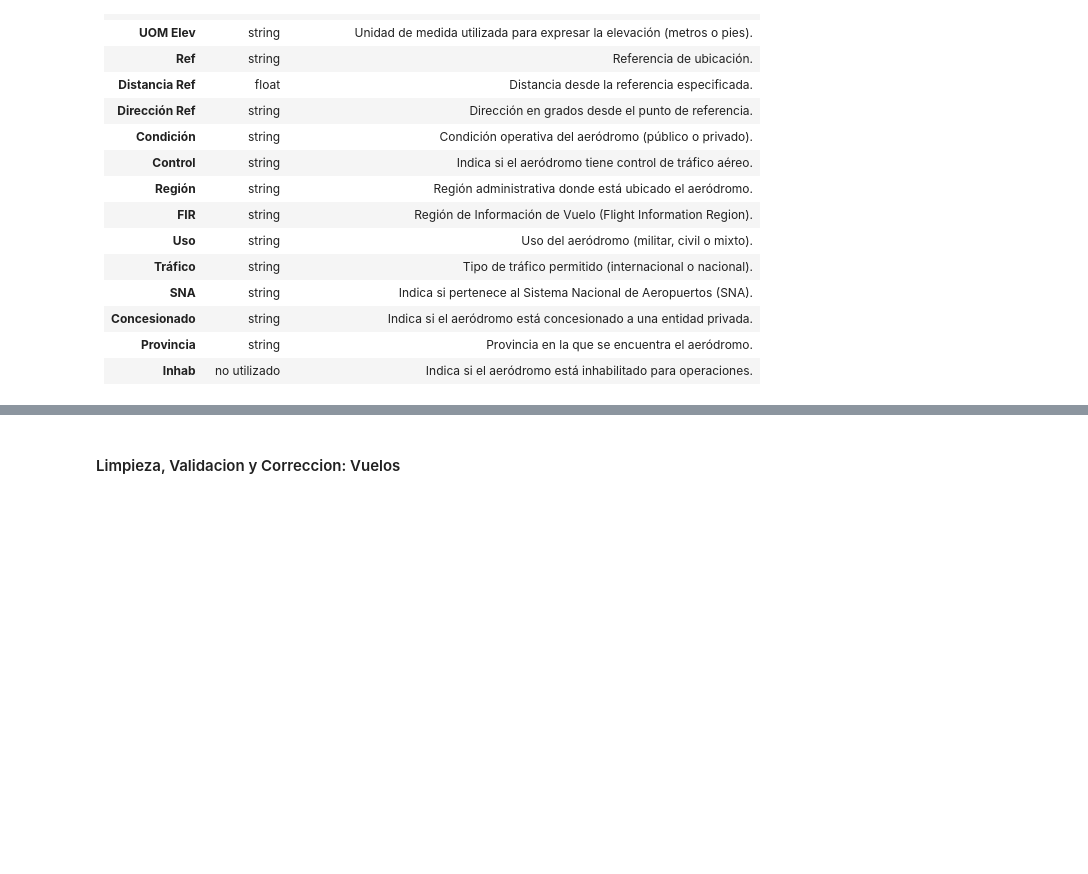
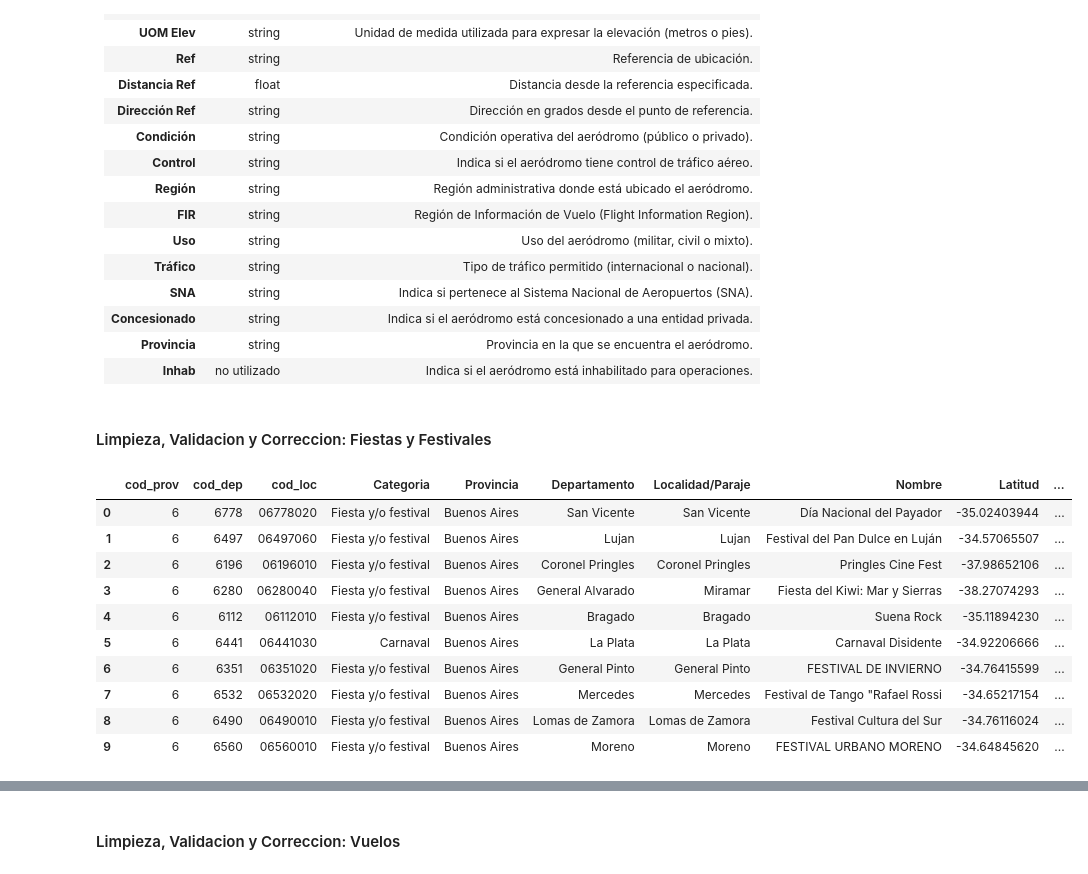
Before and after one commit to federicorey/ciencia_datos_uade, a Jupyter notebook: Aviacion_Civil.ipynb, the cells around one changed output, grey strips where cells are left out. Drawn from its saved outputs; the diff is of its cells as text; code cells hidden in the pictures; blank space fills up the shorter version.

Commit message:
se agregan festivales

```diff
--- a/Aviacion_Civil.ipynb
+++ b/Aviacion_Civil.ipynb
@@ -88,3 +100,20 @@ from datetime import datetime
 # %%
 # Configurar pandas para mostrar todas las columnas
 pd.set_option('display.max_columns', None)
+# %% [markdown]
+#### Limpieza, Validacion y Correccion: Fiestas y Festivales
+# %%
+df_fiestas = pd.read_csv("/content/fiestas_y_festivales.csv", sep=',')
+df_fiestas.head(10)
+# %% [output]
+|  | cod_prov | cod_dep | cod_loc | Categoria | Provincia | Departamento | Localidad/Paraje | Nombre | Latitud | ... |
+| 0 | 6 | 6778 | 06778020 | Fiesta y/o festival | Buenos Aires | San Vicente | San Vicente | Día Nacional del Payador | -35.02403944 | ... |
+| 1 | 6 | 6497 | 06497060 | Fiesta y/o festival | Buenos Aires | Lujan | Lujan | Festival del Pan Dulce en Luján | -34.57065507 | ... |
+| 2 | 6 | 6196 | 06196010 | Fiesta y/o festival | Buenos Aires | Coronel Pringles | Coronel Pringles | Pringles Cine Fest | -37.98652106 | ... |
+| 3 | 6 | 6280 | 06280040 | Fiesta y/o festival | Buenos Aires | General Alvarado | Miramar | Fiesta del Kiwi: Mar y Sierras | -38.27074293 | ... |
+| 4 | 6 | 6112 | 06112010 | Fiesta y/o festival | Buenos Aires | Bragado | Bragado | Suena Rock | -35.11894230 | ... |
+| 5 | 6 | 6441 | 06441030 | Carnaval | Buenos Aires | La Plata | La Plata | Carnaval Disidente | -34.92206666 | ... |
+| 6 | 6 | 6351 | 06351020 | Fiesta y/o festival | Buenos Aires | General Pinto | General Pinto | FESTIVAL DE INVIERNO | -34.76415599 | ... |
+| 7 | 6 | 6532 | 06532020 | Fiesta y/o festival | Buenos Aires | Mercedes | Mercedes | Festival de Tango "Rafael Rossi | -34.65217154 | ... |
+| 8 | 6 | 6490 | 06490010 | Fiesta y/o festival | Buenos Aires | Lomas de Zamora | Lomas de Zamora | Festival Cultura del Sur | -34.76116024 | ... |
+| 9 | 6 | 6560 | 06560010 | Fiesta y/o festival | Buenos Aires | Moreno | Moreno | FESTIVAL URBANO MORENO | -34.64845620 | ... |
```
Also changed, not shown: parts of 27 cells of this notebook.
